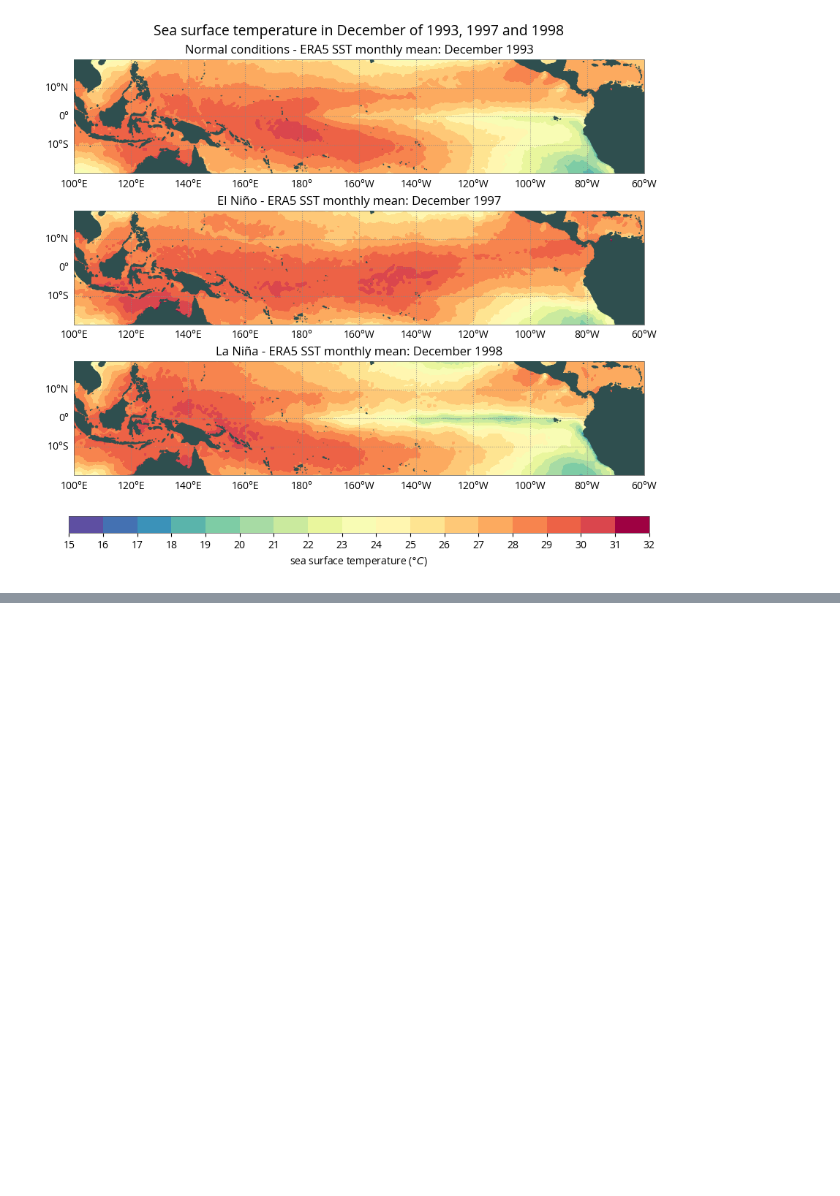
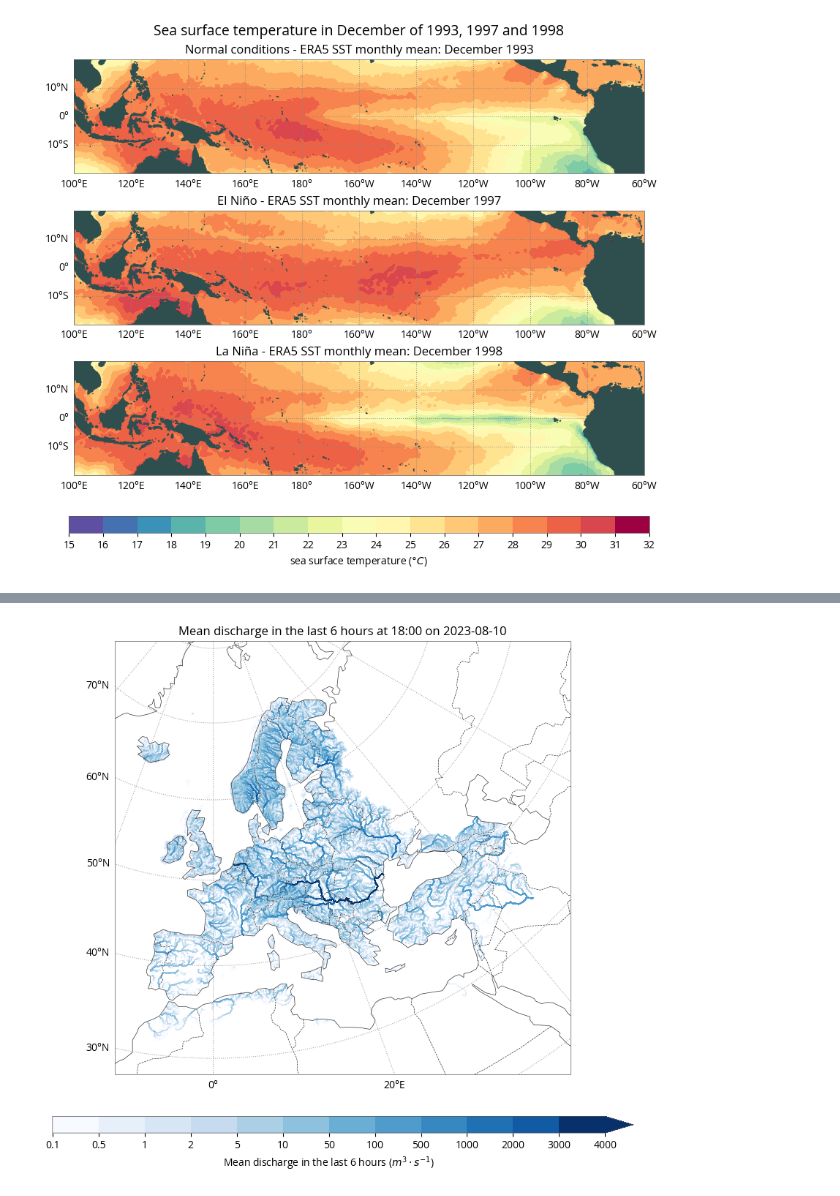
Before and after one commit to ecmwf-projects/c3s-ga-training, a Jupyter notebook: notebooks/02_visualisation_basics.ipynb, the cells around one changed output, grey strips where cells are left out. Cells and saved outputs as stored; diff of their text form; code cells hidden in the pictures; blank space fills up the shorter version.

```diff
--- a/notebooks/02_visualisation_basics.ipynb
+++ b/notebooks/02_visualisation_basics.ipynb
@@ -94,0 +137,6 @@ chart.show()
+# %%
+import cartopy.crs as ccrs
+
+ek.maps.quickplot(efas_data.sel(variable="dis06"), crs=ccrs.NorthPolarStereo())
+# %% [output]
+[figure, added]
```
Also changed, not shown: parts of 16 cells of this notebook.
